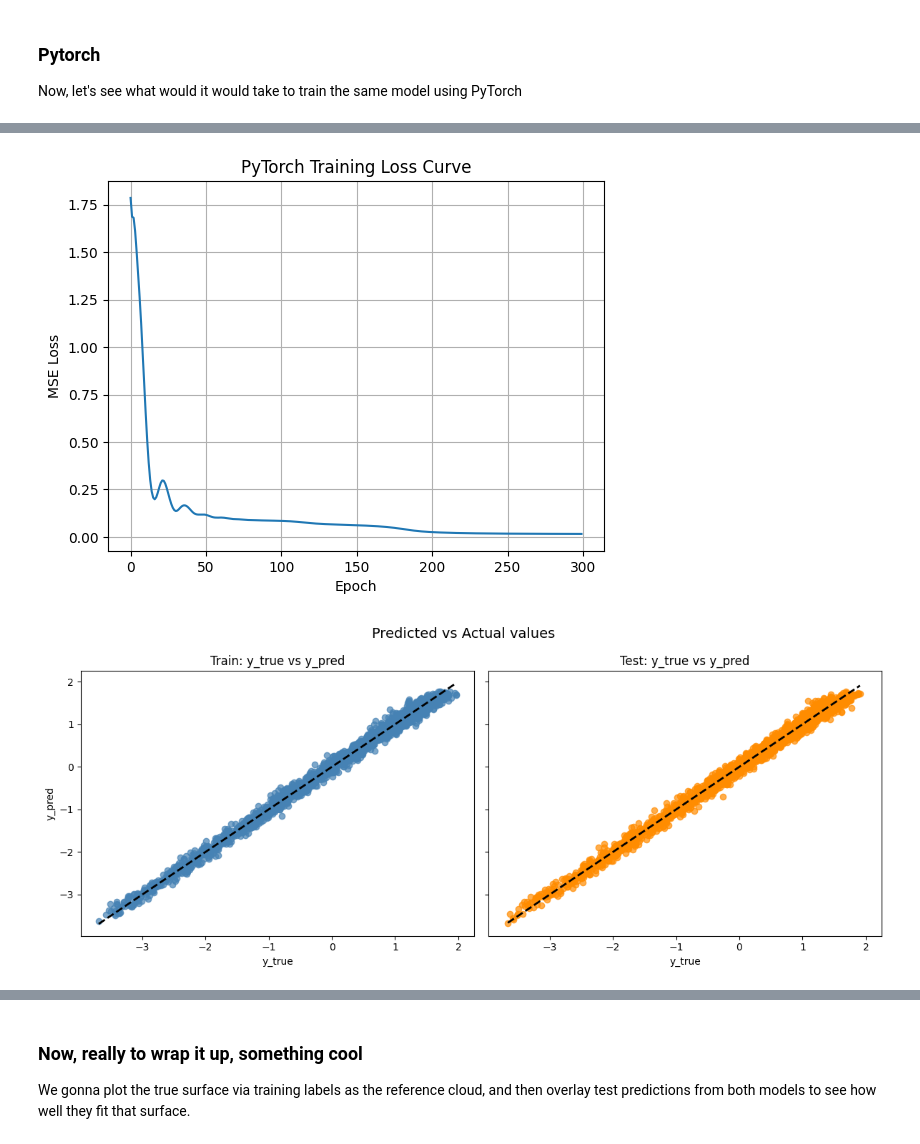
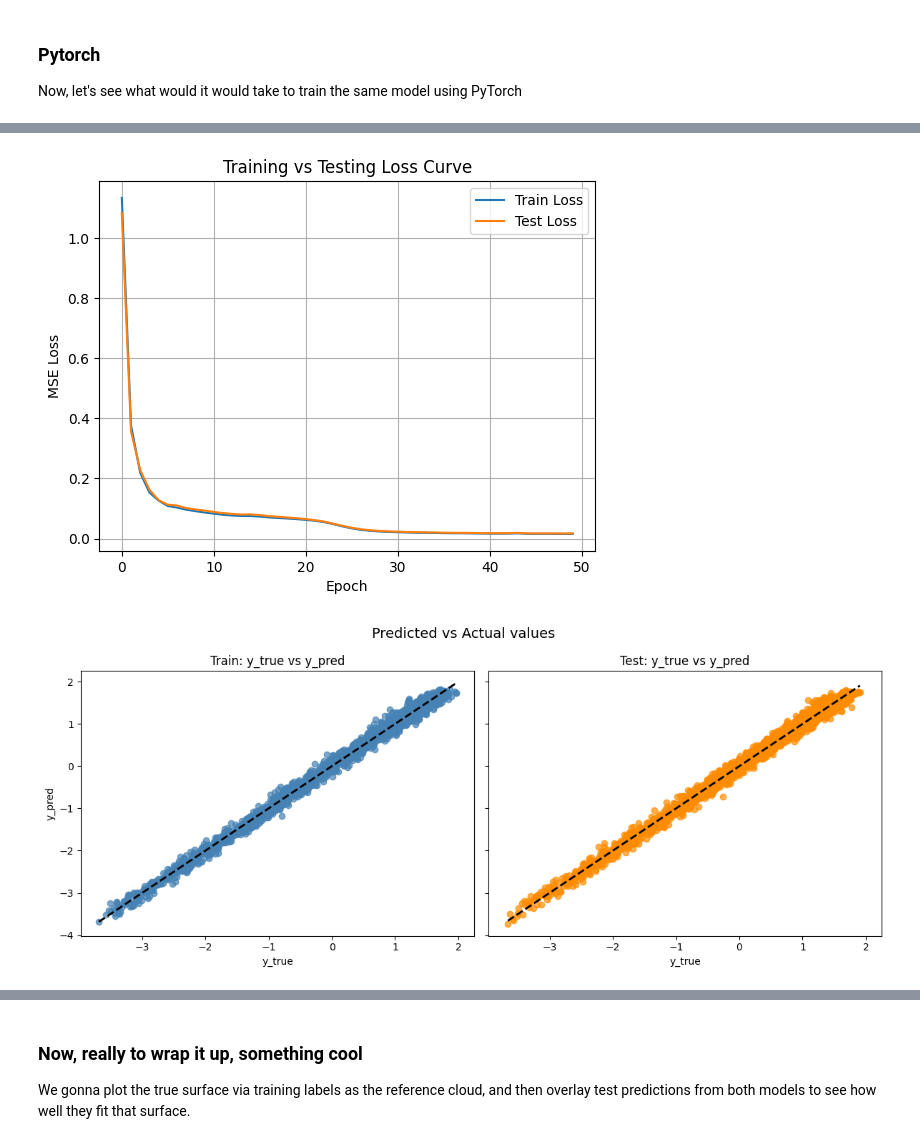
Before and after one commit to boyko11/ml-llm-refresh, a Jupyter notebook: notebooks/04_neural_net.ipynb, the cells around one changed output, grey strips where cells are left out. Cells and saved outputs as stored; diff of their text form; code cells hidden in the pictures.

```diff
--- a/notebooks/04_neural_net.ipynb
+++ b/notebooks/04_neural_net.ipynb
@@ -977,15 +977,11 @@ We can probably do even better if we add more neurons and/or extra hidden layers
 ### Pytorch
 Now, let's see what would it would take to train the same model using PyTorch
 # %%
+from torch.utils.data import TensorDataset, DataLoader
 import torch
 import torch.nn as nn
 import torch.optim as optim
 import numpy as np
-
-print("NumPy version:", np.__version__)
-a = np.array([1,2,3])
-t = torch.from_numpy(a)
-print(t)
 
 # Convert your NumPy arrays to torch tensors
 X_train_torch = torch.from_numpy(X).float()     # shape (200, 2)
@@ -1007,28 +1003,49 @@ class SimpleMLP(nn.Module):
 model = SimpleMLP()
 print(model)
 
+# Bundle features and labels into a dataset
+train_dataset = TensorDataset(X_train_torch, y_train_torch)
 
-criterion = nn.MSELoss(reduction="mean")
-optimizer = optim.Adam(model.parameters(), lr=0.1)
+# Make DataLoader
+# since this is only a dataset of 200 points, we will just set the batch be as big ad the dataset
+# still making it batching for educational purposes so we know what batching looks like in torch
+train_loader = DataLoader(train_dataset, batch_size=200, shuffle=True)
 
-n_epochs = 10000
-losses = []
+
+loss_function = nn.MSELoss(reduction="mean")
+optimizer = optim.Adam(model.parameters(), lr=0.05)
+
+n_epochs = 1000
+losses_train = []
+losses_test = []
+
+def calculate_and_record_loss(model, X, y, loss_history):
+    model.eval()
+    with torch.no_grad():
+        y_hat = model(X)
+        loss = loss_function(y_hat, y).item()
+        loss_history.append(loss)
+        model.train()
+        return loss_history
 
 for epoch in range(n_epochs):
-    # Forward
-    y_hat = model(X_train_torch)
-    loss = criterion(y_hat, y_train_torch)
+    for X_batch, y_batch in train_loader:
+        # Forward
+        y_hat_batch = model(X_batch)
+        loss_batch = loss_function(y_hat_batch, y_batch)
 
-    # Backward
-    optimizer.zero_grad()
-    loss.backward()
-    optimizer.step()
+        # Backward
+        optimizer.zero_grad()
+        loss_batch.backward()
+        optimizer.step()
 
-    losses.append(loss.item())
+    # Get the epoch stats
+    losses_train = calculate_and_record_loss(model, X_train_torch, y_train_torch, losses_train)
+    losses_test = calculate_and_record_loss(model, X_test_torch, y_test_torch, losses_test)
 
-    if epoch % 100 == 0:
-        print(f"Epoch {epoch:4d} | Loss: {loss.item():.4f}")
 
+    if epoch % 10 == 0:
+        print(f"Epoch {epoch:4d} | Training Loss: {losses_train[-1]:.4f} | Test Loss: {losses_test[-1]:.4f}")
 
 
 model.eval()  # switch to evaluation mode
@@ -1037,12 +1054,17 @@ with torch.no_grad():
     y_pred_train = model(X_train_torch)
     y_pred_test  = model(X_test_torch)
 
-plt.plot(losses[:300])
+import matplotlib.pyplot as plt
+
+plt.plot(losses_train[:50], label="Train Loss")
+plt.plot(losses_test[:50], label="Test Loss")
 plt.xlabel("Epoch")
 plt.ylabel("MSE Loss")
-plt.title("PyTorch Training Loss Curve")
+plt.title("Training vs Testing Loss Curve")
+plt.legend()
 plt.grid(True)
 plt.show()
+
 
 
 y_train_true = y_train_torch.squeeze().cpu().numpy()
@@ -1081,8 +1103,8 @@ final_train_loss_manual = mse_loss(y_pred_train_manual, y)
 final_test_loss_manual  = mse_loss(y_pred_test_manual, y_test)
 
 # We need to divide by two because torch doesn't divide by 2 when it calculates the loss
-final_train_loss_torch = criterion(y_pred_train, y_train_torch).item() / 2
-final_test_loss_torch  = criterion(y_pred_test, y_test_torch).item() / 2
+final_train_loss_torch = loss_function(y_pred_train, y_train_torch).item() / 2
+final_test_loss_torch  = loss_function(y_pred_test, y_test_torch).item() / 2
 
 print("Manual NN - Train Loss:", final_train_loss_manual, "| Test Loss:", final_test_loss_manual)
 print("PyTorch NN - Train Loss:", final_train_loss_torch, "| Test Loss:", final_test_loss_torch)
@@ -1107,3 +1129,3 @@ Epoch 9900 | Loss: 0.0113
-[figure, old version]
+[figure, new version]
 [figure]
 Manual NN - Train Loss: 0.0059745135808915726 | Test Loss: 0.006333978961170515
```
Also changed, not shown: parts of 1 cell of this notebook.
